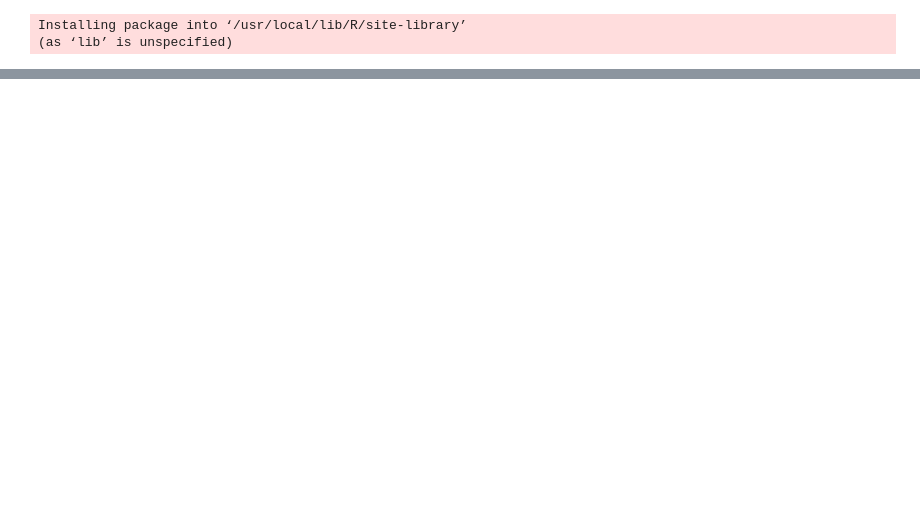
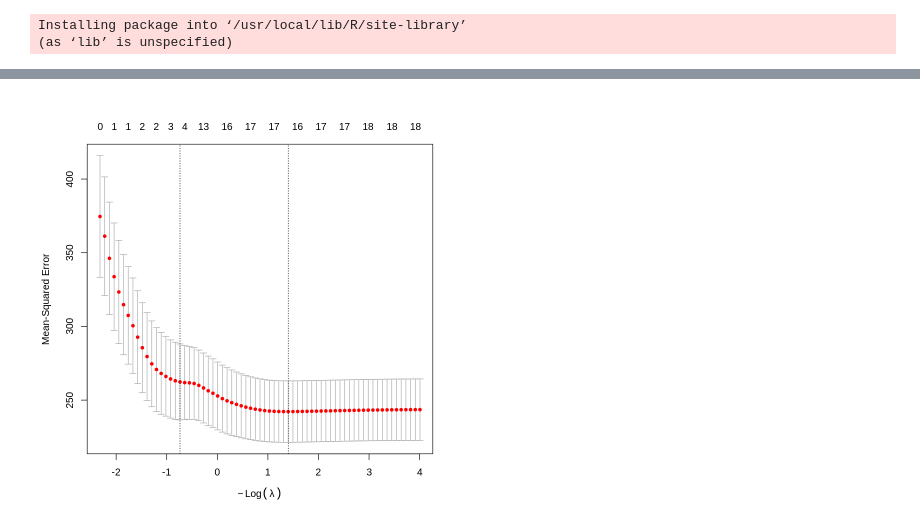
Before and after one commit to AmnNrz/llm-extension-training, a Jupyter notebook: pesticide_efficacy.ipynb, the cells around one changed output, grey strips where cells are left out. Cells and saved outputs as stored; diff of their text form; code cells hidden in the pictures; blank space fills up the shorter version.

```diff
--- a/pesticide_efficacy.ipynb
+++ b/pesticide_efficacy.ipynb
@@ -757,0 +932,4 @@ inf_gala_hourly_joined$FULL__WindGust__max
+# %%
+# Keep only matched years for modeling
+inf_env_h_df <- inf_env_h_df %>%
+  filter(!is.na(Temp_Mean_FULL))
@@ -757,0 +987,10 @@ inf_gala_hourly_joined$FULL__WindGust__max
+# %%
+# Drop variables with >50% missing
+inf_env_h_df_clean <- inf_env_h_df %>%
+  select(where(~ mean(is.na(.)) < 0.5))
+
+# Optional: impute small missing values by state–year using median
+inf_env_h_df_clean <- inf_env_h_df_clean %>%
+  group_by(state, year) %>%
+  mutate(across(where(is.numeric), ~ ifelse(is.na(.), median(., na.rm = TRUE), .))) %>%
+  ungroup()
@@ -757,0 +1056,63 @@ inf_gala_hourly_joined$FULL__WindGust__max
+# %%
+library(glmnet)
+library(caret)
+library(dplyr)
+library(tibble)
+
+# 1️⃣ Clean dataset for modeling — drop rows with missing values
+model_df <- inf_env_h_reduced %>%
+  drop_na(infection) %>%    # ensure infection not missing
+  drop_na()                 # drop rows with any missing numeric/categorical values
+
+# 2️⃣ Define predictors and response
+#    Exclude identifiers and non-environmental columns
+predictor_df <- model_df %>%
+  select(
+    -state, -infection, -location, -experiment, -rep,
+    -tree_age, -clusters, -strikes, -rel_control
+  )
+
+# 3️⃣ Convert categorical variables into numeric dummy variables
+dummy <- dummyVars("~ .", data = predictor_df)
+x <- predict(dummy, newdata = predictor_df) %>% as.matrix()
+
+# 4️⃣ Response variable
+y <- model_df$infection
+
+# 5️⃣ Sanity check
+cat("Rows in X:", nrow(x), " | Length of y:", length(y), "\n")
+cat("Type of X:", typeof(x), "\n")
+
+# 6️⃣ Run LASSO (alpha = 1)
+set.seed(123)
+cv_lasso <- cv.glmnet(
+  x, y,
+  alpha = 1,
+  nfolds = 10,
+  standardize = TRUE
+)
+
+# 7️⃣ Summarize results
+plot(cv_lasso)
+cat("Lambda.min =", cv_lasso$lambda.min, "\n")
+cat("Lambda.1se =", cv_lasso$lambda.1se, "\n")
+
+# 8️⃣ Extract coefficients
+coef_lasso <- coef(cv_lasso, s = "lambda.min")
+
+# Convert sparse matrix to tidy data frame
+coef_df <- as.data.frame(as.matrix(coef_lasso))
+coef_df <- rownames_to_column(coef_df, "Variable")
+names(coef_df)[2] <- "Coefficient"
+
+# Keep only nonzero coefficients
+nonzero_coef <- coef_df %>% filter(Coefficient != 0)
+
+# 9️⃣ Display results
+print(nonzero_coef)
+
+# 🔟 Cross-validated R²
+preds <- predict(cv_lasso, newx = x, s = "lambda.min")
+r2 <- cor(y, preds)^2
+cat("Cross-validated R² =", round(r2, 3), "\n")
+# %% [output]
@@ -757,0 +1136 @@ inf_gala_hourly_joined$FULL__WindGust__max
+[figure, added]
```
Also changed, not shown: parts of 45 cells of this notebook.
